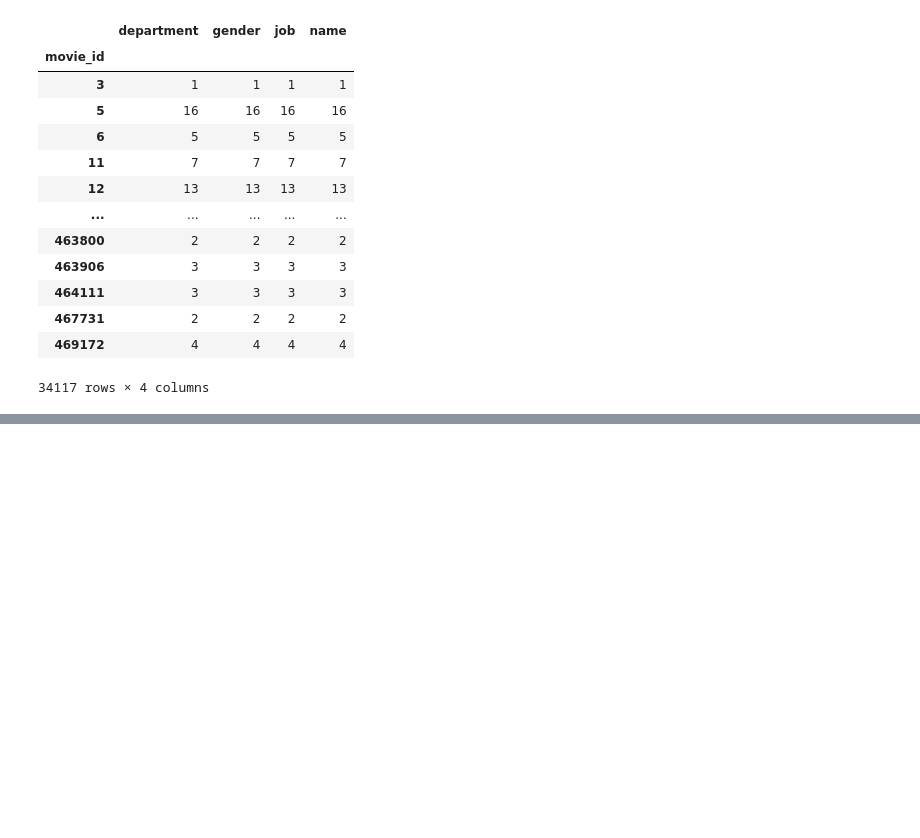
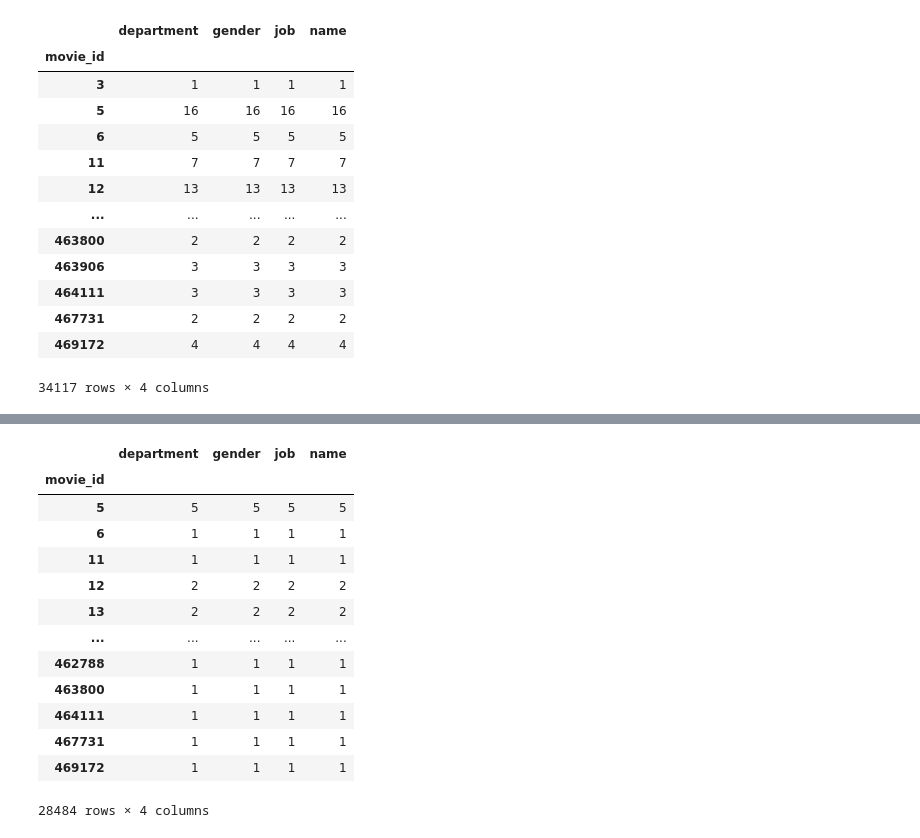
Before and after one commit to caseygomez/Female-Representation-In-The-Film-Industry, a Jupyter notebook: crew_ETL.ipynb, the cells around one changed output, grey strips where cells are left out. Cells and saved outputs as stored; diff of their text form; code cells hidden in the pictures; blank space fills up the shorter version.

```diff
--- a/crew_ETL.ipynb
+++ b/crew_ETL.ipynb
@@ -554,0 +676,20 @@ total_gender
+# %%
+# create df to total number of people by movie_id
+total_gender_directing = directing_df.groupby(["movie_id"]).count()
+
+total_gender_directing
+# %% [output]
+|  | department | gender | job | name |
+| movie_id |  |  |  |  |
+| 5 | 5 | 5 | 5 | 5 |
+| 6 | 1 | 1 | 1 | 1 |
+| 11 | 1 | 1 | 1 | 1 |
+| 12 | 2 | 2 | 2 | 2 |
+| 13 | 2 | 2 | 2 | 2 |
+| ... | ... | ... | ... | ... |
+| 462788 | 1 | 1 | 1 | 1 |
+| 463800 | 1 | 1 | 1 | 1 |
+| 464111 | 1 | 1 | 1 | 1 |
+| 467731 | 1 | 1 | 1 | 1 |
+| 469172 | 1 | 1 | 1 | 1 |
+28484 rows × 4 columns
```
Also changed, not shown: parts of 53 cells of this notebook.
